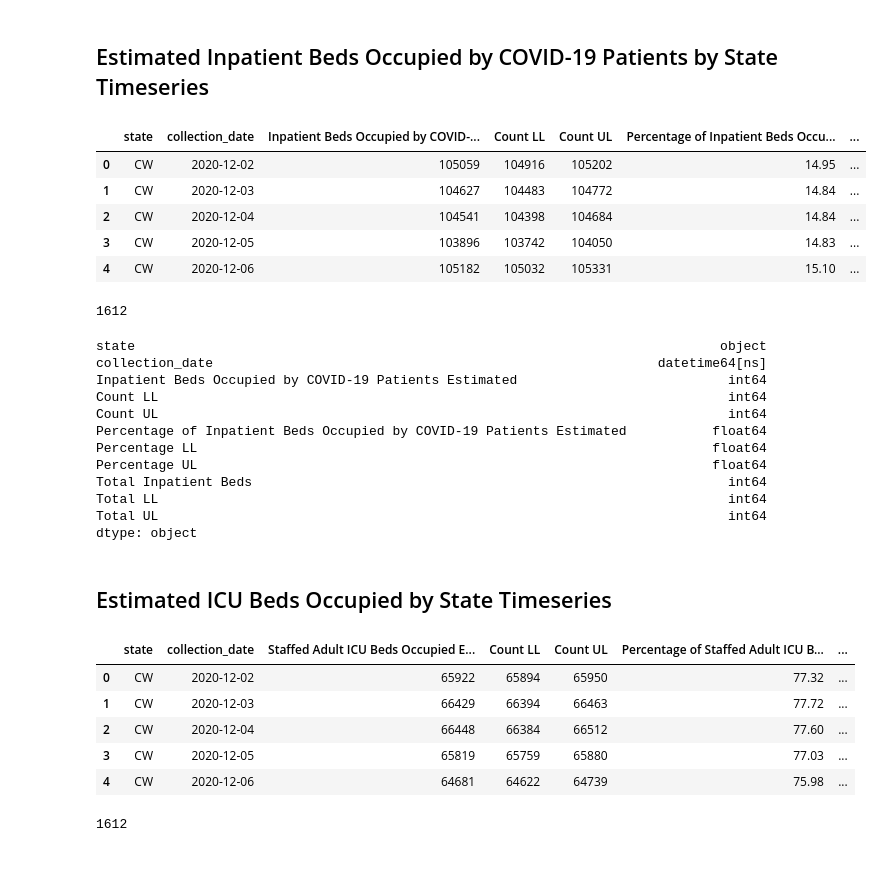
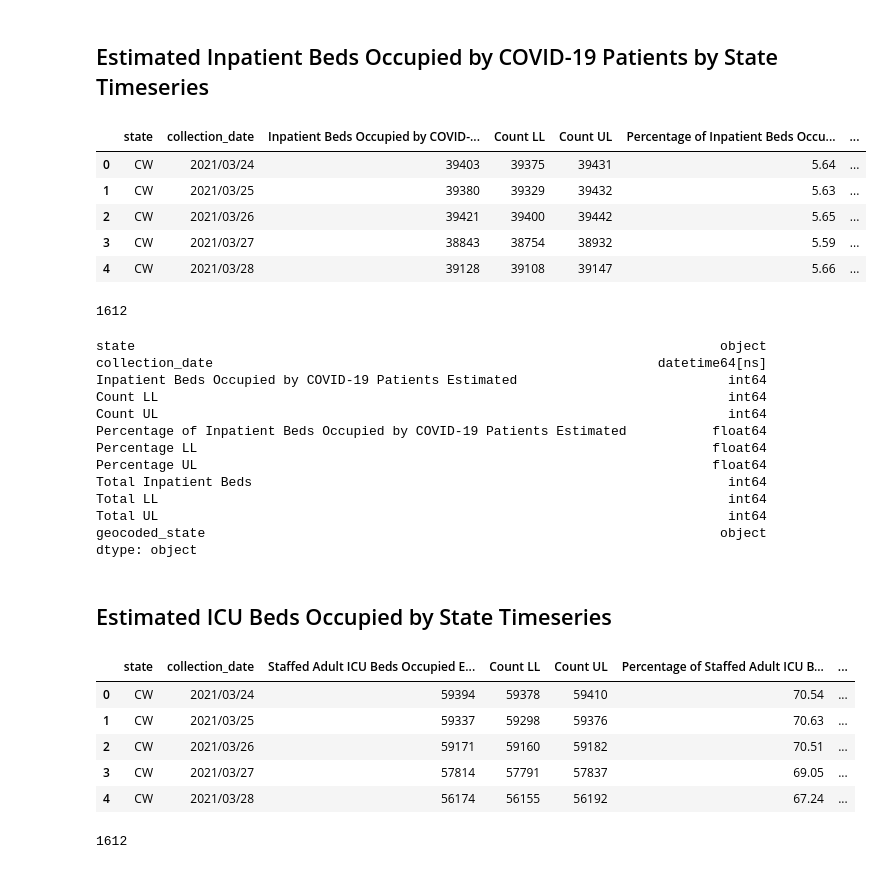
Before and after one commit to AATopp/AllaT_Portfolio_Data_Scientist, a Jupyter notebook: Data Engineering/COVID19_Data_Interconnection_Project/Data_interchange_project_.ipynb, the cells around one changed output. Drawn from its saved outputs; the diff is of its cells as text; code cells hidden in the pictures.

```diff
--- a/Data Engineering/COVID19_Data_Interconnection_Project/Data_interchange_project_.ipynb
+++ b/Data Engineering/COVID19_Data_Interconnection_Project/Data_interchange_project_.ipynb
@@ -124,15 +127,15 @@ dtype: int64
 ## Estimated Inpatient Beds Occupied by COVID-19 Patients by State Timeseries
 # %%
 # import of data where hospital beds are occupied only by COVID patients
-beds_covid = pd.read_csv('https://healthdata.gov/sites/default/files/estimated_inpatient_covid_20210102%201640.csv', thousands = ',')
+beds_covid = pd.read_csv('https://healthdata.gov/api/views/py8k-j5rq/rows.csv?accessType=DOWNLOAD', thousands = ',')
 beds_covid.head()
 # %% [output]
 |  | state | collection_date | Inpatient Beds Occupied by COVID-... | Count LL | Count UL | Percentage of Inpatient Beds Occu... | ... |
-| 0 | CW | 2020-12-02 | 105059 | 104916 | 105202 | 14.95 | ... |
-| 1 | CW | 2020-12-03 | 104627 | 104483 | 104772 | 14.84 | ... |
-| 2 | CW | 2020-12-04 | 104541 | 104398 | 104684 | 14.84 | ... |
-| 3 | CW | 2020-12-05 | 103896 | 103742 | 104050 | 14.83 | ... |
-| 4 | CW | 2020-12-06 | 105182 | 105032 | 105331 | 15.10 | ... |
+| 0 | CW | 2021/03/24 | 39403 | 39375 | 39431 | 5.64 | ... |
+| 1 | CW | 2021/03/25 | 39380 | 39329 | 39432 | 5.63 | ... |
+| 2 | CW | 2021/03/26 | 39421 | 39400 | 39442 | 5.65 | ... |
+| 3 | CW | 2021/03/27 | 38843 | 38754 | 38932 | 5.59 | ... |
+| 4 | CW | 2021/03/28 | 39128 | 39108 | 39147 | 5.66 | ... |
 # %%
 len(beds_covid)
 # %% [output]
@@ -153,21 +156,22 @@ Percentage UL                                                                  f
 Total Inpatient Beds                                                             int64
 Total LL                                                                         int64
 Total UL                                                                         int64
+geocoded_state                                                                  object
 dtype: object
 # %% [markdown]
 ## Estimated ICU Beds Occupied by State Timeseries
 # %%
 # import data where occupied beds are by ICU patients
 
-icu_beds = pd.read_csv('https://healthdata.gov/sites/default/files/estimated_icu_20210102_1640.csv', thousands = ',')
+icu_beds = pd.read_csv('https://healthdata.gov/api/views/7ctx-gtb7/rows.csv?accessType=DOWNLOAD', thousands = ',')
 icu_beds.head()
 # %% [output]
 |  | state | collection_date | Staffed Adult ICU Beds Occupied E... | Count LL | Count UL | Percentage of Staffed Adult ICU B... | ... |
-| 0 | CW | 2020-12-02 | 65922 | 65894 | 65950 | 77.32 | ... |
-| 1 | CW | 2020-12-03 | 66429 | 66394 | 66463 | 77.72 | ... |
-| 2 | CW | 2020-12-04 | 66448 | 66384 | 66512 | 77.60 | ... |
-| 3 | CW | 2020-12-05 | 65819 | 65759 | 65880 | 77.03 | ... |
-| 4 | CW | 2020-12-06 | 64681 | 64622 | 64739 | 75.98 | ... |
+| 0 | CW | 2021/03/24 | 59394 | 59378 | 59410 | 70.54 | ... |
+| 1 | CW | 2021/03/25 | 59337 | 59298 | 59376 | 70.63 | ... |
+| 2 | CW | 2021/03/26 | 59171 | 59160 | 59182 | 70.51 | ... |
+| 3 | CW | 2021/03/27 | 57814 | 57791 | 57837 | 69.05 | ... |
+| 4 | CW | 2021/03/28 | 56174 | 56155 | 56192 | 67.24 | ... |
 # %%
 len(icu_beds)
 # %% [output]
```
Also changed, not shown: parts of 14 cells of this notebook.
